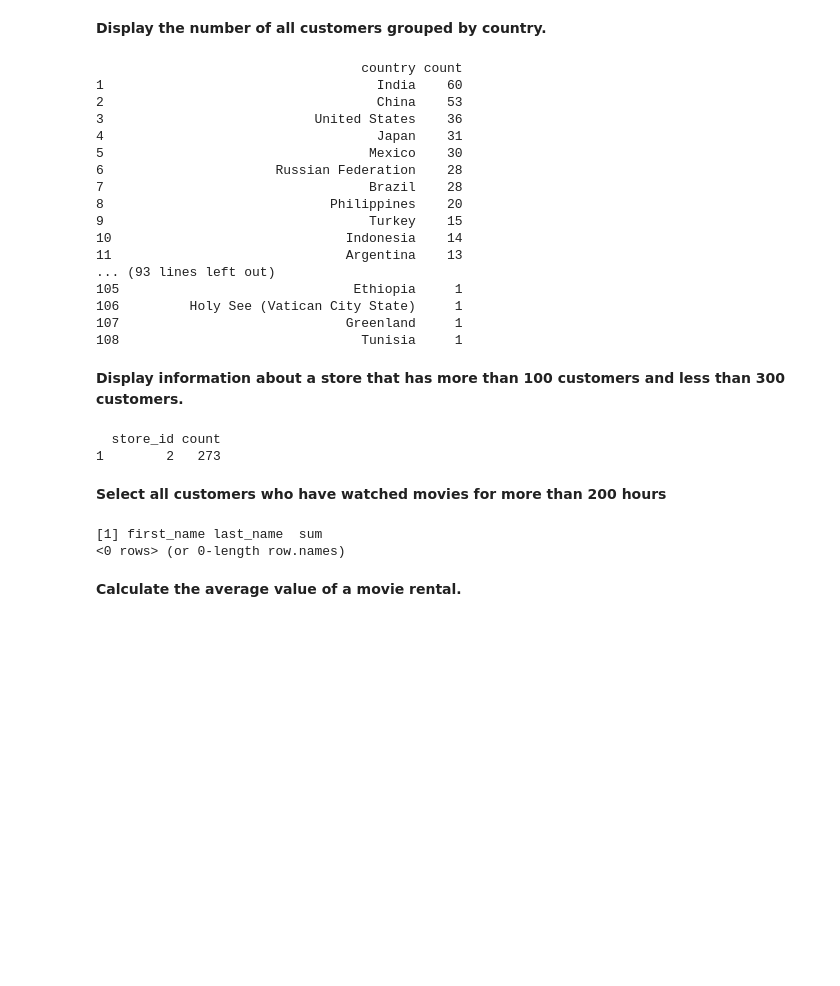
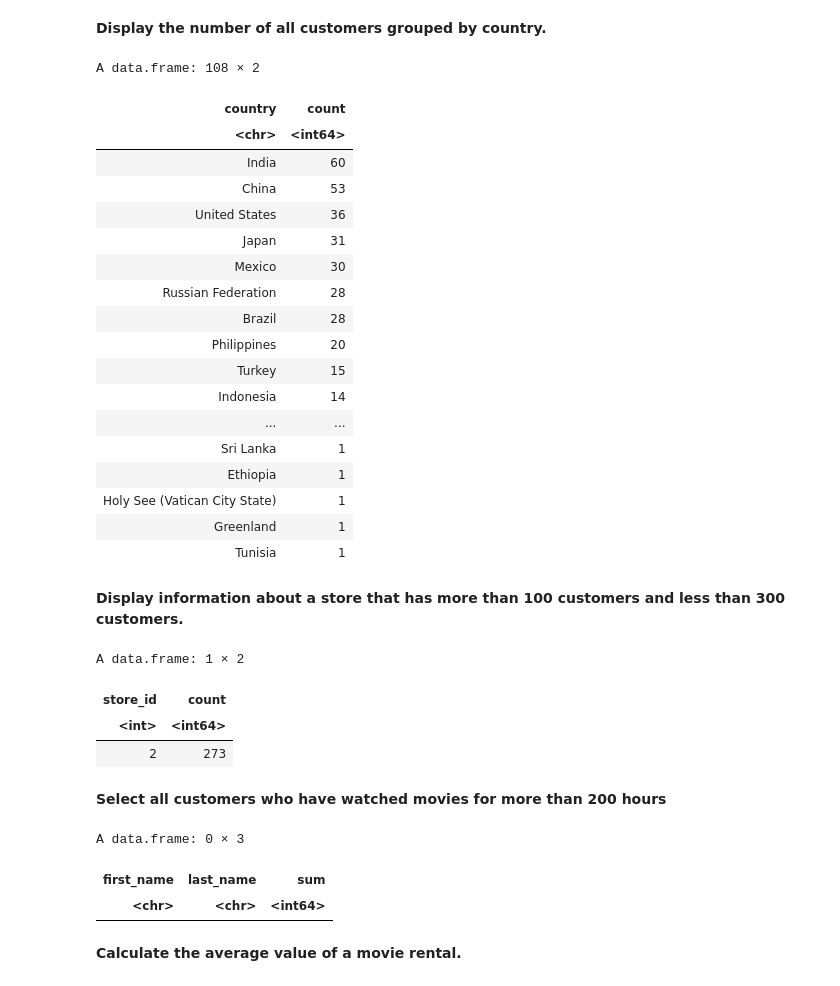
Before and after one commit to patryklatka/Analysis-and-Databases, a Jupyter notebook: Joining_tables_and_subquries.ipynb, the cells around one changed output. Cells and saved outputs as stored; diff of their text form; code cells hidden in the pictures; blank space fills up the shorter version.

```diff
--- a/Joining_tables_and_subquries.ipynb
+++ b/Joining_tables_and_subquries.ipynb
@@ -297,30 +305,32 @@ print(solution)
 # %%
 solution <- dbGetQuery(con, "SELECT ct.country, COUNT(cus.customer_id)
                    FROM customer cus
                    INNER JOIN address ad ON cus.address_id = ad.address_id
                    INNER JOIN city c ON ad.city_id = c.city_id
                    INNER JOIN country ct ON c.country_id = ct.country_id
                    GROUP BY ct.country_id
                    ORDER BY COUNT(cus.customer_id) DESC")
-print(solution)
+solution
 # %% [output]
-                                  country count
-1                                   India    60
-2                                   China    53
-3                           United States    36
-4                                   Japan    31
-5                                  Mexico    30
-6                      Russian Federation    28
-7                                  Brazil    28
-8                             Philippines    20
-9                                  Turkey    15
-10                              Indonesia    14
-11                              Argentina    13
-... (93 lines left out)
-105                              Ethiopia     1
-106         Holy See (Vatican City State)     1
-107                             Greenland     1
-108                               Tunisia     1
+A data.frame: 108 × 2
+| country | count |
+| <chr> | <int64> |
+| India | 60 |
+| China | 53 |
+| United States | 36 |
+| Japan | 31 |
+| Mexico | 30 |
+| Russian Federation | 28 |
+| Brazil | 28 |
+| Philippines | 20 |
+| Turkey | 15 |
+| Indonesia | 14 |
+| ... | ... |
+| Sri Lanka | 1 |
+| Ethiopia | 1 |
+| Holy See (Vatican City State) | 1 |
+| Greenland | 1 |
+| Tunisia | 1 |
 # %% [markdown]
 **Display information about a store that has more than 100 customers and less than 300 customers.**
 # %%
@@ -328,10 +338,12 @@ solution <- dbGetQuery(con, "SELECT store_id, count(customer_id)
                 FROM customer
                 GROUP BY store_id
                 HAVING count(customer_id) BETWEEN 100 AND 300")
-print(solution)
+solution
 # %% [output]
-  store_id count
-1        2   273
+A data.frame: 1 × 2
+| store_id | count |
+| <int> | <int64> |
+| 2 | 273 |
 # %% [markdown]
 **Select all customers who have watched movies for more than 200 hours**
 # %%
@@ -342,10 +354,11 @@ solution <- dbGetQuery(con, "SELECT cus.first_name, cus.last_name, SUM(f.length)
                                INNER JOIN film f ON i.film_id = f.film_id
                                GROUP BY cus.first_name, cus.last_name
                                HAVING SUM(f.length) >= 12000")
-print(solution)
+solution
 # %% [output]
-[1] first_name last_name  sum
-<0 rows> (or 0-length row.names)
+A data.frame: 0 × 3
+| first_name | last_name | sum |
+| <chr> | <chr> | <int64> |
 # %% [markdown]
 **Calculate the average value of a movie rental.**
 # %%
```
Also changed, not shown: parts of 8 cells of this notebook.
